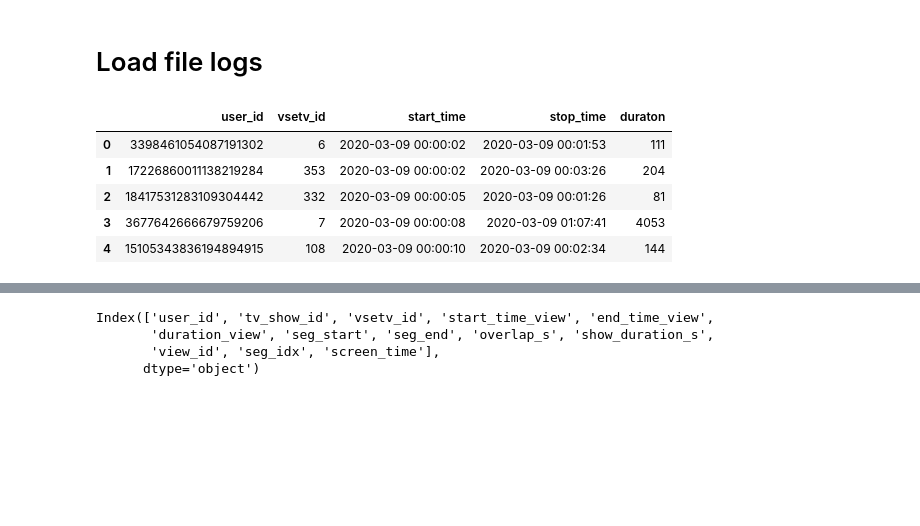
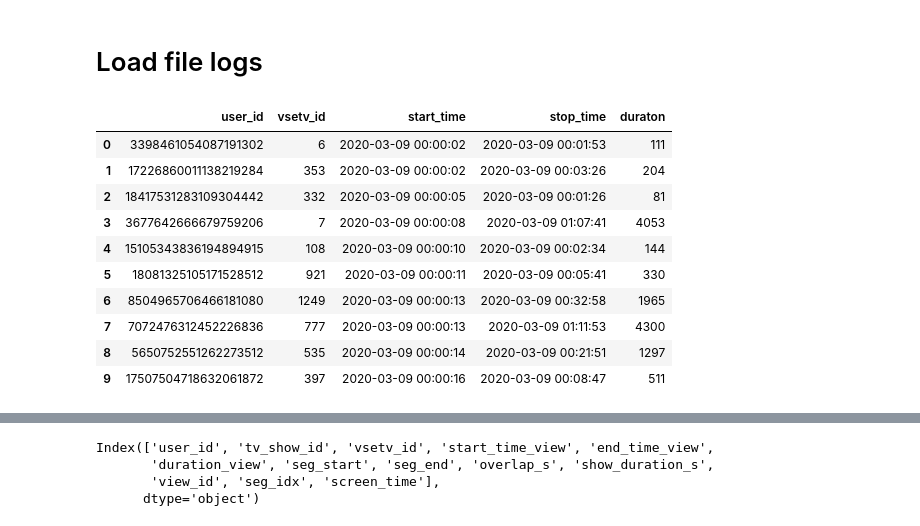
Before and after one commit to ngochuyen2609/tv-program-recommender, a Jupyter notebook: src/preprocessing/preprocessing.ipynb, the cells around one changed output, grey strips where cells are left out. Cells and saved outputs as stored; diff of their text form; code cells hidden in the pictures; blank space fills up the shorter version.

```diff
--- a/src/preprocessing/preprocessing.ipynb
+++ b/src/preprocessing/preprocessing.ipynb
@@ -189,11 +295,16 @@ Name: duration, dtype: float64
 # %%
 logs = r"C:\bachkhoahanoi\2025.1\Recommend System\data\raw\sweettv-tv-program-recommender\dataset11-30.csv"
 df_logs = read_csv(logs)
-df_logs.head()
+df_logs.head(10)
 # %% [output]
 |  | user_id | vsetv_id | start_time | stop_time | duraton |
 | 0 | 3398461054087191302 | 6 | 2020-03-09 00:00:02 | 2020-03-09 00:01:53 | 111 |
 | 1 | 17226860011138219284 | 353 | 2020-03-09 00:00:02 | 2020-03-09 00:03:26 | 204 |
 | 2 | 18417531283109304442 | 332 | 2020-03-09 00:00:05 | 2020-03-09 00:01:26 | 81 |
 | 3 | 3677642666679759206 | 7 | 2020-03-09 00:00:08 | 2020-03-09 01:07:41 | 4053 |
 | 4 | 15105343836194894915 | 108 | 2020-03-09 00:00:10 | 2020-03-09 00:02:34 | 144 |
+| 5 | 18081325105171528512 | 921 | 2020-03-09 00:00:11 | 2020-03-09 00:05:41 | 330 |
+| 6 | 8504965706466181080 | 1249 | 2020-03-09 00:00:13 | 2020-03-09 00:32:58 | 1965 |
+| 7 | 7072476312452226836 | 777 | 2020-03-09 00:00:13 | 2020-03-09 01:11:53 | 4300 |
+| 8 | 5650752551262273512 | 535 | 2020-03-09 00:00:14 | 2020-03-09 00:21:51 | 1297 |
+| 9 | 17507504718632061872 | 397 | 2020-03-09 00:00:16 | 2020-03-09 00:08:47 | 511 |
```
Also changed, not shown: parts of 42 cells of this notebook, 2 other files.
